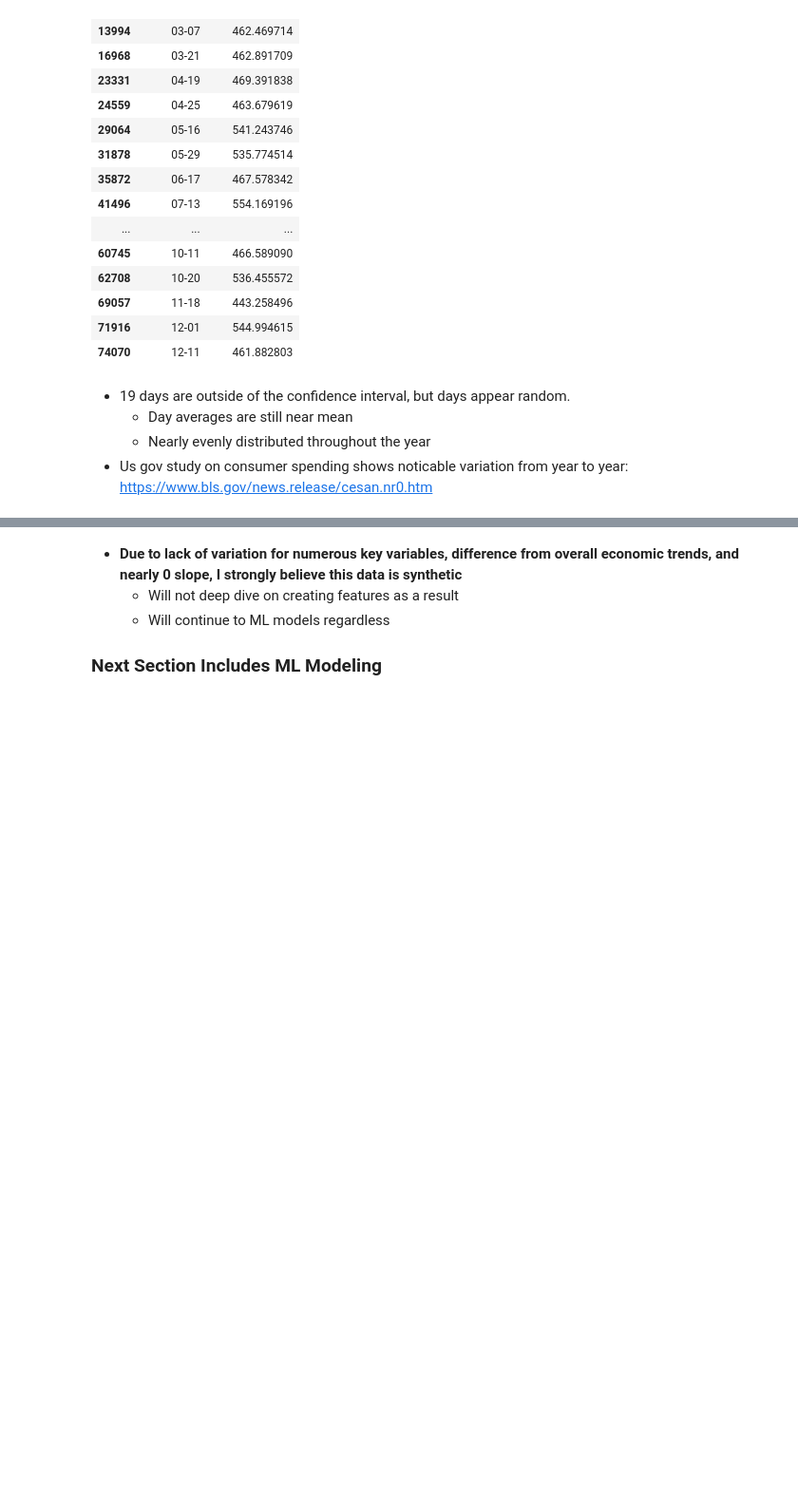
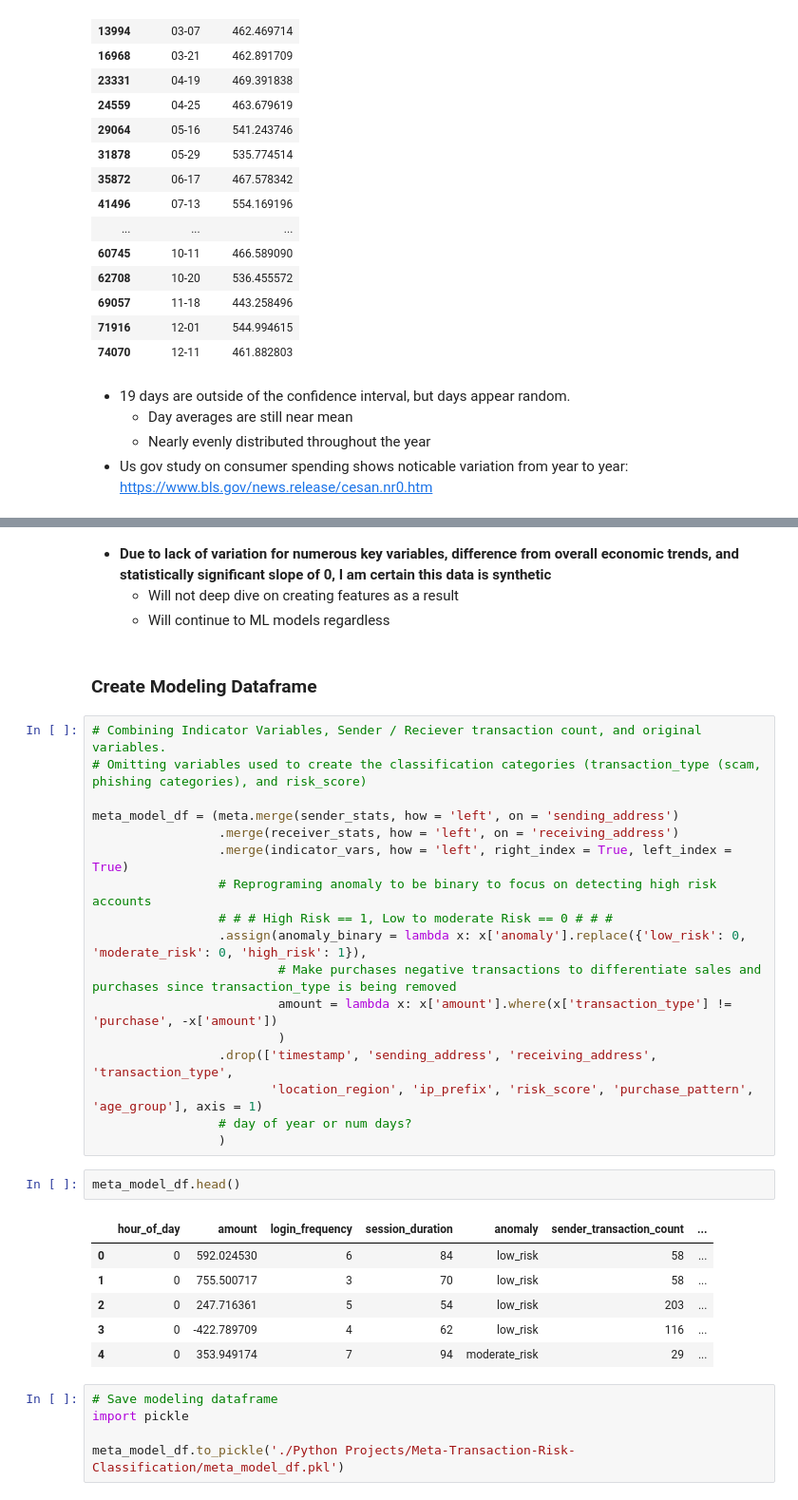
Before and after one commit to WulfNovak/Meta-Transaction-Risk-Classification, a Jupyter notebook: meta_eda.ipynb, the cells around one changed output, grey strips where cells are left out. Shown: that part at 95% size. Drawn from its saved outputs; the diff is of its cells as text; blank space fills up the shorter version.

```diff
--- a/meta_eda.ipynb
+++ b/meta_eda.ipynb
@@ -480,6 +476,37 @@ Slope (percent change over year time period)
 # %% [markdown]
-- **Due to lack of variation for numerous key variables, difference from overall economic trends, and nearly 0 slope, I strongly believe this data is synthetic**
+- **Due to lack of variation for numerous key variables, difference from overall economic trends, and statistically significant slope of 0, I am certain this data is synthetic**
     - Will not deep dive on creating features as a result
     - Will continue to ML models regardless
-
-### Next Section Includes ML Modeling
+# %% [markdown]
+### Create Modeling Dataframe
+# %%
+# Combining Indicator Variables, Sender / Reciever transaction count, and original variables.
+# Omitting variables used to create the classification categories (transaction_type (scam, phishing categories), and risk_score)
+
+meta_model_df = (meta.merge(sender_stats, how = 'left', on = 'sending_address')
+                 .merge(receiver_stats, how = 'left', on = 'receiving_address')
+                 .merge(indicator_vars, how = 'left', right_index = True, left_index = True)
+                 # Reprograming anomaly to be binary to focus on detecting high risk accounts
+                 # # # High Risk == 1, Low to moderate Risk == 0 # # #
+                 .assign(anomaly_binary = lambda x: x['anomaly'].replace({'low_risk': 0, 'moderate_risk': 0, 'high_risk': 1}),
+                         # Make purchases negative transactions to differentiate sales and purchases since transaction_type is being removed
+                         amount = lambda x: x['amount'].where(x['transaction_type'] != 'purchase', -x['amount'])
+                         )
+                 .drop(['timestamp', 'sending_address', 'receiving_address', 'transaction_type',
+                        'location_region', 'ip_prefix', 'risk_score', 'purchase_pattern', 'age_group'], axis = 1)
+                 # day of year or num days?
+                 )
+# %%
+meta_model_df.head()
+# %% [output]
+|  | hour_of_day | amount | login_frequency | session_duration | anomaly | sender_transaction_count | ... |
+| 0 | 0 | 592.024530 | 6 | 84 | low_risk | 58 | ... |
+| 1 | 0 | 755.500717 | 3 | 70 | low_risk | 58 | ... |
+| 2 | 0 | 247.716361 | 5 | 54 | low_risk | 203 | ... |
+| 3 | 0 | -422.789709 | 4 | 62 | low_risk | 116 | ... |
+| 4 | 0 | 353.949174 | 7 | 94 | moderate_risk | 29 | ... |
+# %%
+# Save modeling dataframe
+import pickle
+
+meta_model_df.to_pickle('./Python Projects/Meta-Transaction-Risk-Classification/meta_model_df.pkl')
```
Also changed, not shown: parts of 14 cells of this notebook.
